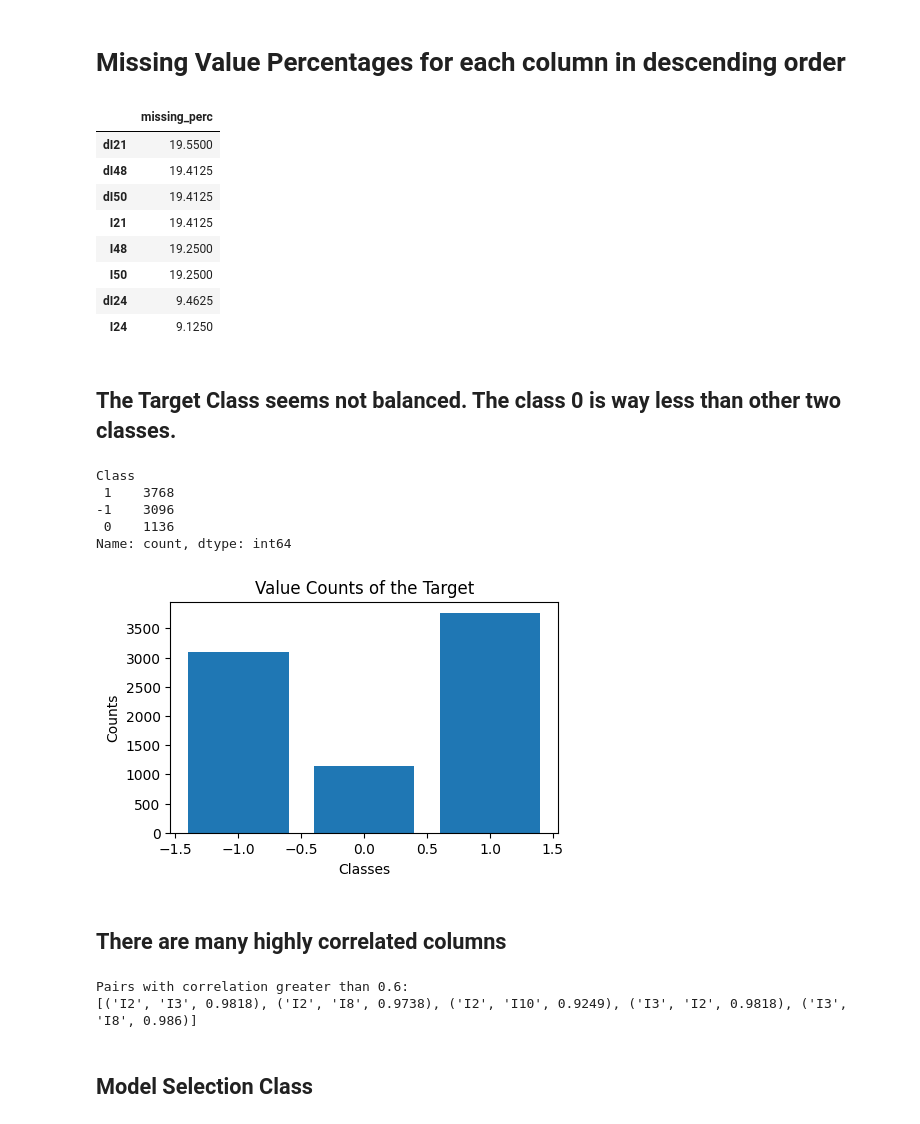
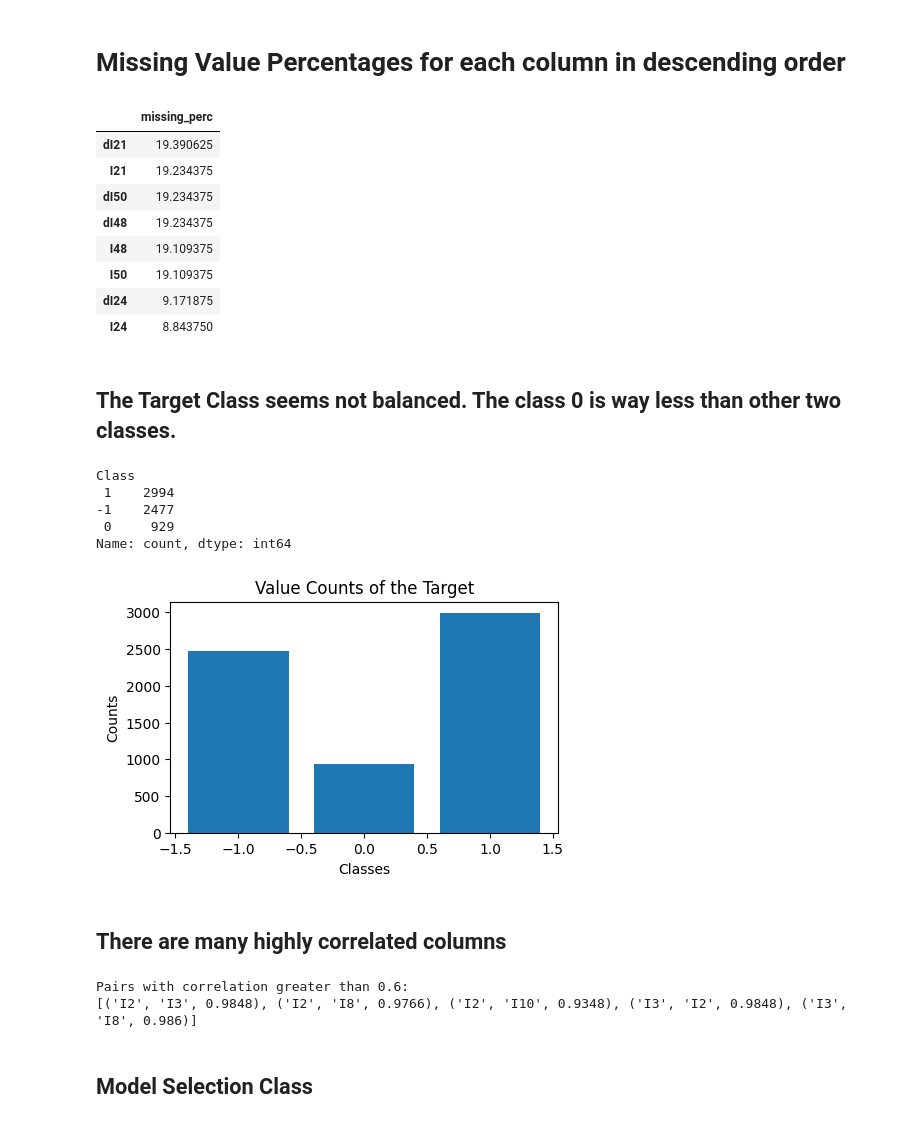
Before and after one commit to NWichter/DM2_DataCraft, a Jupyter notebook: Project_draft.ipynb, the cells around one changed output. Cells and saved outputs as stored; diff of their text form; code cells hidden in the pictures.

```diff
--- a/Project_draft.ipynb
+++ b/Project_draft.ipynb
@@ -30,4 +34,14 @@ import matplotlib.pyplot as plt
 
 pd.set_option('display.max_columns', None)
 np.random.seed(0)
+# %%
+df = pd.read_excel("C:/Users/Cagan Deliktas/Desktop/ProjectDataMining2/DM2_DataCraft/data/training_data.xls")
+X_test_compete = pd.read_excel("C:/Users/Cagan Deliktas/Desktop/ProjectDataMining2/DM2_DataCraft/data/test_data_no_target.xls")
+
+df = df.loc[:, df.columns != 'Perform']
+
+df_x = df.loc[:, df.columns != 'Class']
+df_y = df['Class']
+
+X_train, X_test, y_train, y_test = train_test_split(df_x, df_y, test_size=0.2,shuffle=True, random_state=0)
 # %%
@@ -100,44 +126,44 @@ df.select_dtypes(include='number').describe().T
 # Missing Value Percentages for each column in descending order
 # %%
 ((pd.DataFrame(
-    df.isna().sum()
+    X_train.isna().sum()
 ).rename(columns={0: 'missing_perc'}).
-  sort_values(['missing_perc'], ascending=False) / df.shape[0])*100).head(8)
+  sort_values(['missing_perc'], ascending=False) / X_train.shape[0])*100).head(8)
 # %% [output]
 |  | missing_perc |
-| dI21 | 19.5500 |
-| dI48 | 19.4125 |
-| dI50 | 19.4125 |
-| I21 | 19.4125 |
-| I48 | 19.2500 |
-| I50 | 19.2500 |
-| dI24 | 9.4625 |
-| I24 | 9.1250 |
+| dI21 | 19.390625 |
+| I21 | 19.234375 |
+| dI50 | 19.234375 |
+| dI48 | 19.234375 |
+| I48 | 19.109375 |
+| I50 | 19.109375 |
+| dI24 | 9.171875 |
+| I24 | 8.843750 |
 # %% [markdown]
 ## The Target Class seems not balanced. The class 0 is way less than other two classes.
 # %%
-df.Class.value_counts() #buy or hold or sell
+y_train.value_counts() #buy or hold or sell
 # %% [output]
 Class
- 1    3768
--1    3096
- 0    1136
+ 1    2994
+-1    2477
+ 0     929
 Name: count, dtype: int64
 # %%
-bar_plot = pd.DataFrame(df.Class.value_counts()).reset_index()
+bar_plot = pd.DataFrame(y_train.value_counts()).reset_index()
 
 plt.figure(figsize=(5,3))
 plt.bar(x=bar_plot['Class'], height=bar_plot['count'])
 plt.xlabel('Classes')
 plt.ylabel('Counts')
 plt.title('Value Counts of the Target')
 plt.show()
 # %% [output]
-[figure, old version]
+[figure, new version]
 # %% [markdown]
 ## There are many highly correlated columns
 # %%
-correlation_matrix = df.loc[:, ~df.columns.isin(['Group', 'Class'])].corr()
+correlation_matrix = X_train.loc[:, ~X_train.columns.isin(['Group'])].corr()
 
 high_correlation_pairs = (correlation_matrix.abs() > 0.9) & (correlation_matrix != 1)
 
@@ -147,7 +173,7 @@ print("Pairs with correlation greater than 0.6:")
 print(pairs[:5])
 # %% [output]
 Pairs with correlation greater than 0.6:
-[('I2', 'I3', 0.9818), ('I2', 'I8', 0.9738), ('I2', 'I10', 0.9249), ('I3', 'I2', 0.9818), ('I3', 'I8', 0.986)]
+[('I2', 'I3', 0.9848), ('I2', 'I8', 0.9766), ('I2', 'I10', 0.9348), ('I3', 'I2', 0.9848), ('I3', 'I8', 0.986)]
 # %% [markdown]
 ## Model Selection Class
 # %% [markdown]
```
Also changed, not shown: parts of 15 cells of this notebook, 1 other file.
